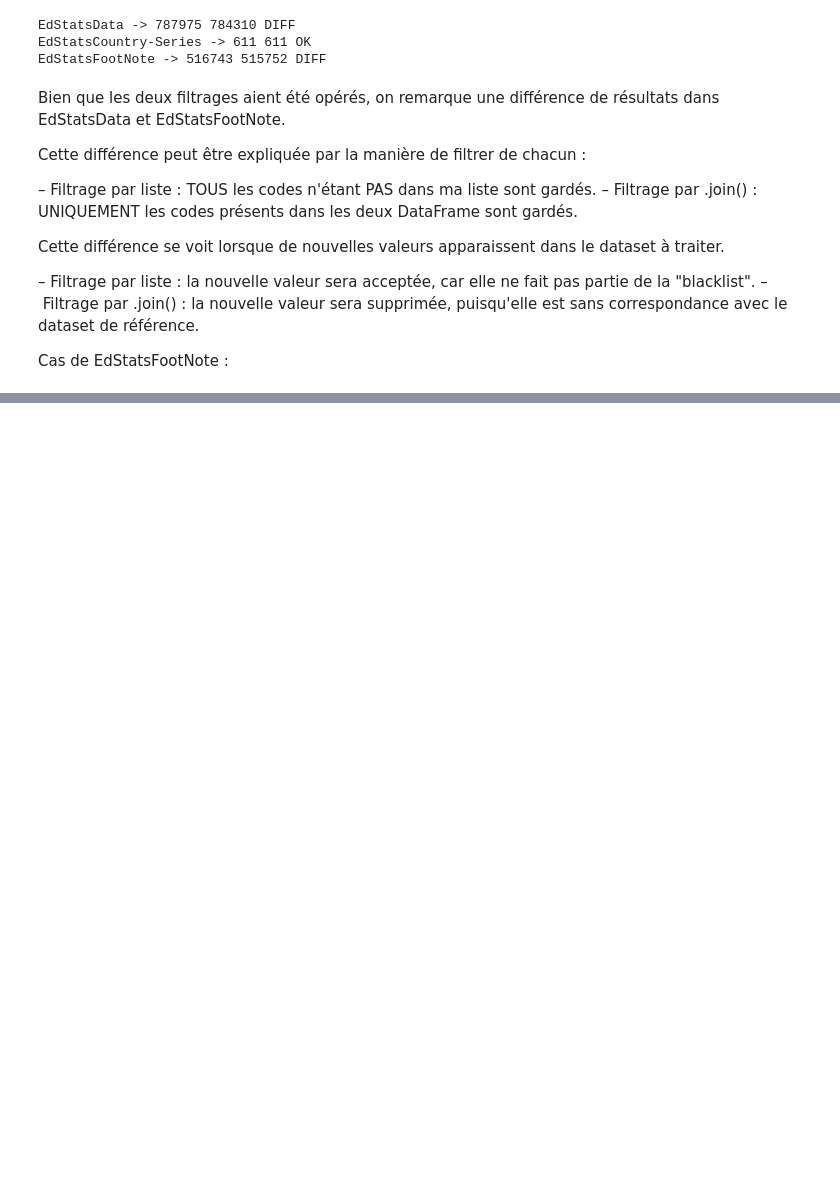
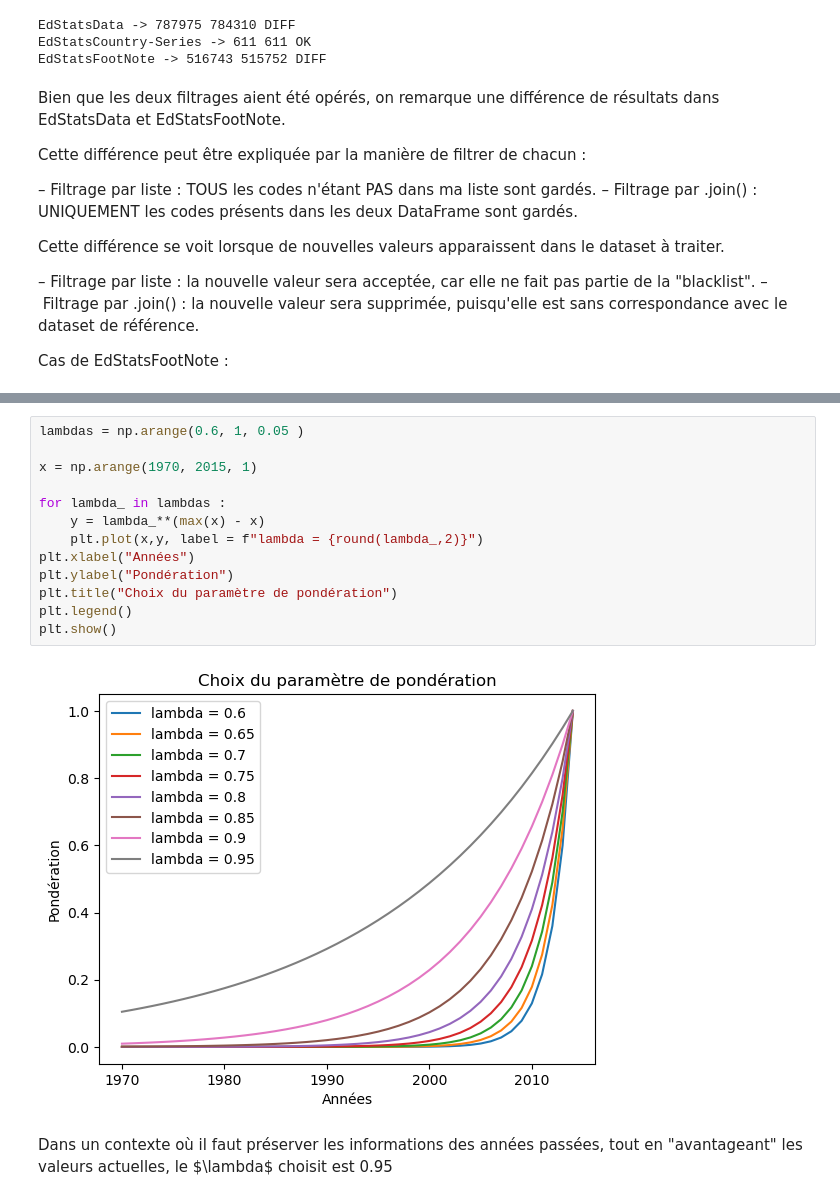
Before and after one commit to arnaud-degreze/OCR-Projet-2, a Jupyter notebook: Exo1.ipynb, the cells around one changed output, grey strips where cells are left out. Drawn from its saved outputs; the diff is of its cells as text; blank space fills up the shorter version.

```diff
--- a/Exo1.ipynb
+++ b/Exo1.ipynb
@@ -764,0 +1087,17 @@ Nombre de lignes concernées :
+# %%
+lambdas = np.arange(0.6, 1, 0.05 )
+
+x = np.arange(1970, 2015, 1)
+
+for lambda_ in lambdas :
+    y = lambda_**(max(x) - x)
+    plt.plot(x,y, label = f"lambda = {round(lambda_,2)}")
+plt.xlabel("Années")
+plt.ylabel("Pondération")
+plt.title("Choix du paramètre de pondération")
+plt.legend()
+plt.show()
+# %% [output]
+[figure, added]
+# %% [markdown]
+Dans un contexte où il faut préserver les informations des années passées, tout en "avantageant" les valeurs actuelles, le \$\lambda$ choisit est 0.95
```
Also changed, not shown: parts of 53 cells of this notebook.
